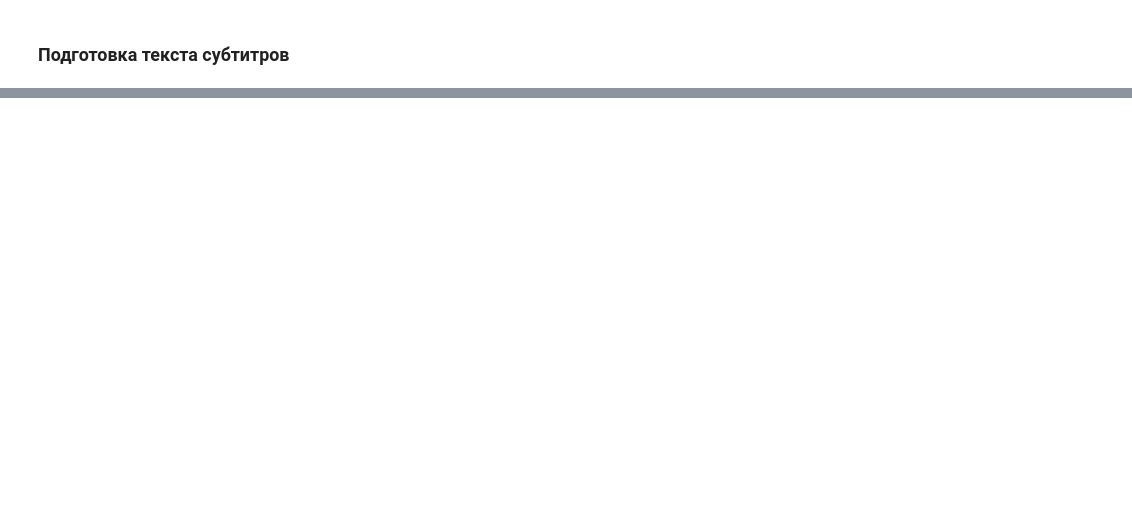
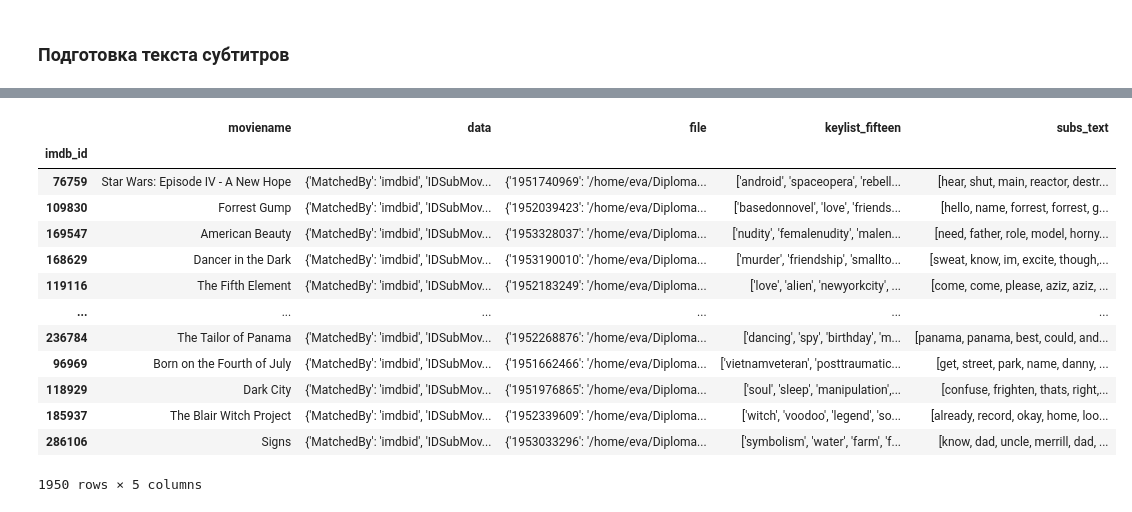
Before and after one commit to baidakovil/Diploma, a Jupyter notebook: fil-sub-cleaning.ipynb, the cells around one changed output, grey strips where cells are left out. Cells and saved outputs as stored; diff of their text form; code cells hidden in the pictures; blank space fills up the shorter version.

```diff
--- a/fil-sub-cleaning.ipynb
+++ b/fil-sub-cleaning.ipynb
@@ -93,8 +185,8 @@ def load_subs(path):
 
 for imdb_id, sub in zip(df_loaded.imdb_id, df_loaded.file):
     path, = eval(sub).values()
+    # print(path)
     df_loaded.loc[df_loaded.imdb_id == imdb_id,'subs_text'] = load_subs(path)
 
 df_subs = df_loaded[['imdb_id','subs_text']].copy(deep=True)
-
-# df_subs[df_subs['subs_text'].str.contains('OpenSubtitles')]
+df_subs['subs_text'] = df_subs['subs_text'].apply(clean_text)
@@ -101,7 +195,7 @@ df_subs = df_loaded[['imdb_id','subs_text']].copy(deep=True)
 # %%
 # подчёт слов в субтитрах, фильтрация по кол-ву слов не более 15000
 
-df_subs['subs_len'] = df_subs['subs_text'].apply(lambda x: len(x.split()))
-df_subs = df_subs[df_subs['subs_len'] <= 15000]
+df_subs['subs_len'] = df_subs['subs_text'].apply(len)
+# df_subs = df_subs[df_subs['subs_len'] <= 15000]
 df_subs = df_subs.set_index('imdb_id')
 df_subs.sort_values(by='subs_len')
@@ -110,3 +222,7 @@ sns.histplot(data=df_subs['subs_len'])
 # %%
 df_kw = pd.read_csv('df_keylist_fifteen.csv', sep=';', index_col='imdb_id')
-df_kw
+df_loaded = df_loaded.astype({'imdb_id': 'int32'})
+
+df = df_kw.join(df_subs['subs_text'])
+df = df.dropna()
+df
@@ -116,0 +261,5 @@ df
+# %%
+df_sub_skip = pd.read_csv('fil_sub_download_temp_file.csv', sep=';', names=['imdb_id','moviename', 'data','file'])
+df_sub_skip = df_sub_skip.astype({'imdb_id': 'int32','moviename': 'string','data': 'object','file': 'object'})
+df_sub_skip = df_sub_skip.drop_duplicates(subset='imdb_id')
+df_sub_skip = df_sub_skip.set_index('imdb_id')
@@ -117 +283,20 @@ df
+# %%
+df_fullinfo = df_sub_skip.join(df, on='imdb_id')
+df_fullinfo = df_fullinfo.dropna(axis=0)
+df_fullinfo
+# %% [output]
+|  | moviename | data | file | keylist_fifteen | subs_text |
+| imdb_id |  |  |  |  |  |
+| 76759 | Star Wars: Episode IV - A New Hope | {'MatchedBy': 'imdbid', 'IDSubMov... | {'1951740969': '/home/eva/Diploma... | ['android', 'spaceopera', 'rebell... | [hear, shut, main, reactor, destr... |
+| 109830 | Forrest Gump | {'MatchedBy': 'imdbid', 'IDSubMov... | {'1952039423': '/home/eva/Diploma... | ['basedonnovel', 'love', 'friends... | [hello, name, forrest, forrest, g... |
+| 169547 | American Beauty | {'MatchedBy': 'imdbid', 'IDSubMov... | {'1953328037': '/home/eva/Diploma... | ['nudity', 'femalenudity', 'malen... | [need, father, role, model, horny... |
+| 168629 | Dancer in the Dark | {'MatchedBy': 'imdbid', 'IDSubMov... | {'1953190010': '/home/eva/Diploma... | ['murder', 'friendship', 'smallto... | [sweat, know, im, excite, though,... |
+| 119116 | The Fifth Element | {'MatchedBy': 'imdbid', 'IDSubMov... | {'1952183249': '/home/eva/Diploma... | ['love', 'alien', 'newyorkcity', ... | [come, come, please, aziz, aziz, ... |
+| ... | ... | ... | ... | ... | ... |
+| 236784 | The Tailor of Panama | {'MatchedBy': 'imdbid', 'IDSubMov... | {'1952268876': '/home/eva/Diploma... | ['dancing', 'spy', 'birthday', 'm... | [panama, panama, best, could, and... |
+| 96969 | Born on the Fourth of July | {'MatchedBy': 'imdbid', 'IDSubMov... | {'1951662466': '/home/eva/Diploma... | ['vietnamveteran', 'posttraumatic... | [get, street, park, name, danny, ... |
+| 118929 | Dark City | {'MatchedBy': 'imdbid', 'IDSubMov... | {'1951976865': '/home/eva/Diploma... | ['soul', 'sleep', 'manipulation',... | [confuse, frighten, thats, right,... |
+| 185937 | The Blair Witch Project | {'MatchedBy': 'imdbid', 'IDSubMov... | {'1952339609': '/home/eva/Diploma... | ['witch', 'voodoo', 'legend', 'so... | [already, record, okay, home, loo... |
+| 286106 | Signs | {'MatchedBy': 'imdbid', 'IDSubMov... | {'1953033296': '/home/eva/Diploma... | ['symbolism', 'water', 'farm', 'f... | [know, dad, uncle, merrill, dad, ... |
+1950 rows × 5 columns
 # %%
```
Also changed, not shown: parts of 15 cells of this notebook, 34 other files.
